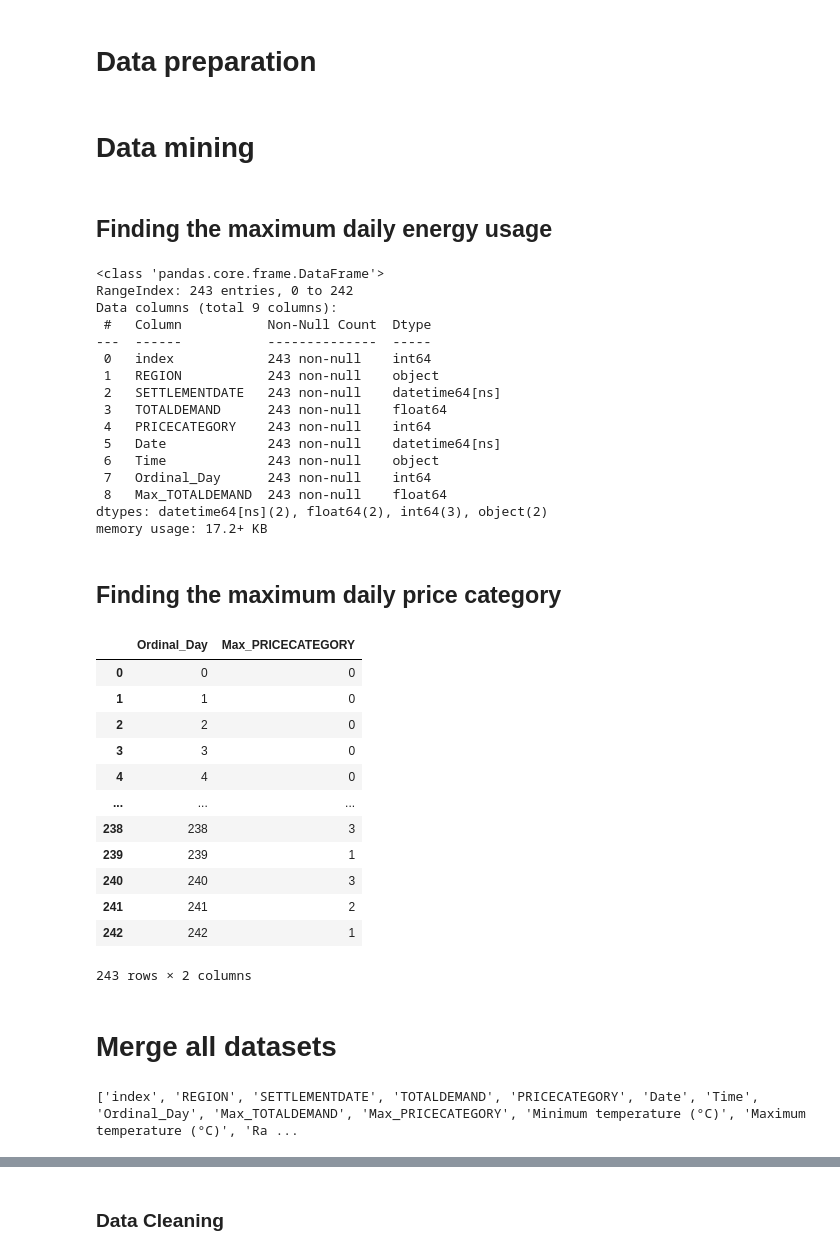
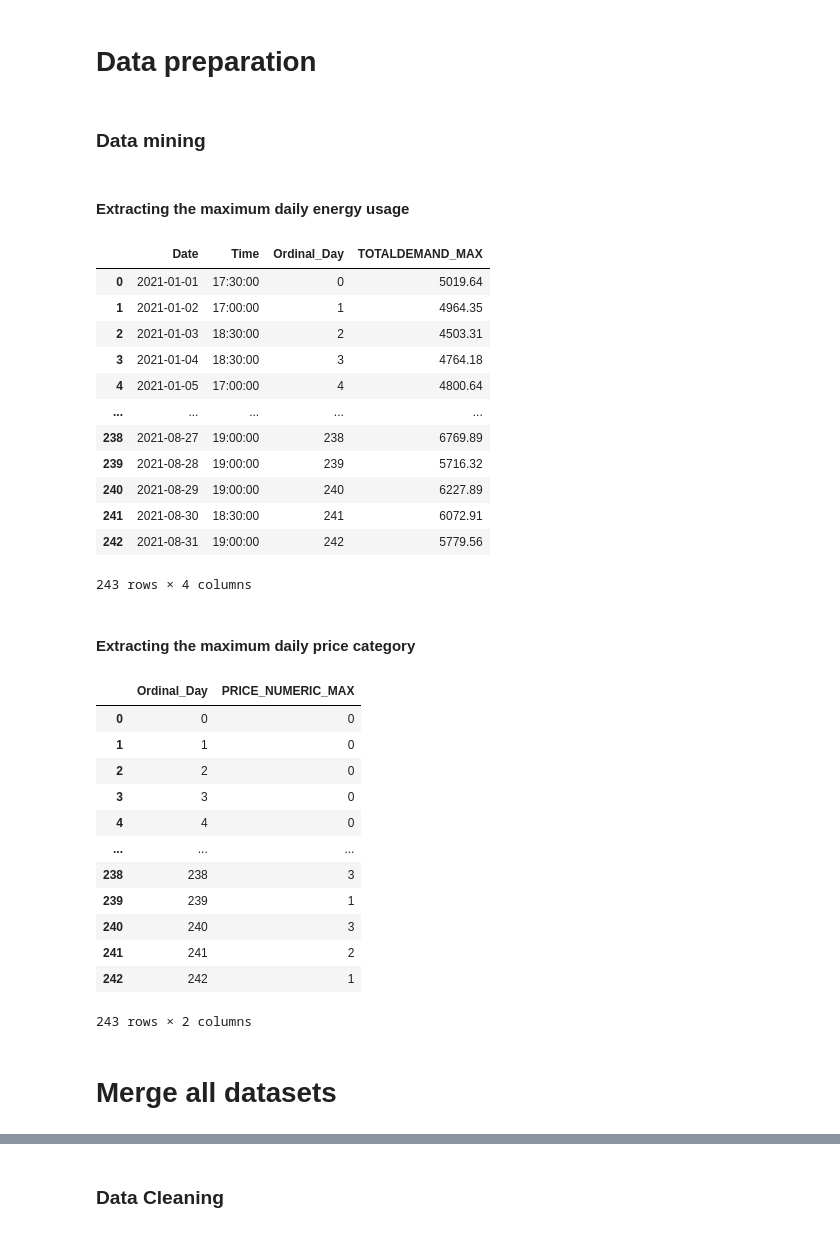
Before and after one commit to Rloanuald/DATA0006_A2_WeatherVsEnergy, a Jupyter notebook: 0.assign2_group2.ipynb, the cells around one changed output, grey strips where cells are left out. Drawn from its saved outputs; the diff is of its cells as text; code cells hidden in the pictures.

```diff
--- a/0.assign2_group2.ipynb
+++ b/0.assign2_group2.ipynb
@@ -55,7 +55,7 @@ display(weather)
 # %% [markdown]
 # Data preparation
 # %% [markdown]
-# Data mining
+### Data mining
 # %%
 # Replace PRICECATEGORY values with Numeric values in new column PRICE_NUMERIC
 price_demand['PRICECATEGORY'].replace( {'LOW' : 0, 'MEDIUM' : 1, 'HIGH' : 2, 'EXTREME': 3 }, inplace=True)
@@ -68,45 +68,43 @@ price_demand['Time'] = price_demand['SETTLEMENTDATE'].dt.time
 # Each ordinal day involves every 48 rows of 30-minute time slots
 price_demand['Ordinal_Day'] = price_demand.index // 48
 # %% [markdown]
-## Finding the maximum daily energy usage
+#### Extracting the maximum daily energy usage
 # %%
 demand = price_demand
 
 max_demand = demand.groupby('Ordinal_Day')['TOTALDEMAND'].transform(max) == demand['TOTALDEMAND']
 max_demand = demand[max_demand].reset_index()
-max_demand['Max_TOTALDEMAND'] = max_demand['TOTALDEMAND']
-max_demand.info()
+max_demand['TOTALDEMAND_MAX'] = max_demand['TOTALDEMAND']
+max_demand = max_demand.drop(columns=['index','REGION','SETTLEMENTDATE','TOTALDEMAND','PRICECATEGORY'])
+max_demand
 # %% [output]
+|  | Date | Time | Ordinal_Day | TOTALDEMAND_MAX |
+| 0 | 2021-01-01 | 17:30:00 | 0 | 5019.64 |
+| 1 | 2021-01-02 | 17:00:00 | 1 | 4964.35 |
+| 2 | 2021-01-03 | 18:30:00 | 2 | 4503.31 |
+| 3 | 2021-01-04 | 18:30:00 | 3 | 4764.18 |
+| 4 | 2021-01-05 | 17:00:00 | 4 | 4800.64 |
+| ... | ... | ... | ... | ... |
+| 238 | 2021-08-27 | 19:00:00 | 238 | 6769.89 |
+| 239 | 2021-08-28 | 19:00:00 | 239 | 5716.32 |
+| 240 | 2021-08-29 | 19:00:00 | 240 | 6227.89 |
+| 241 | 2021-08-30 | 18:30:00 | 241 | 6072.91 |
+| 242 | 2021-08-31 | 19:00:00 | 242 | 5779.56 |
-<class 'pandas.core.frame.DataFrame'>
-RangeIndex: 243 entries, 0 to 242
-Data columns (total 9 columns):
- #   Column           Non-Null Count  Dtype
----  ------           --------------  -----
- 0   index            243 non-null    int64
- 1   REGION           243 non-null    object
- 2   SETTLEMENTDATE   243 non-null    datetime64[ns]
- 3   TOTALDEMAND      243 non-null    float64
- 4   PRICECATEGORY    243 non-null    int64
- 5   Date             243 non-null    datetime64[ns]
- 6   Time             243 non-null    object
- 7   Ordinal_Day      243 non-null    int64
- 8   Max_TOTALDEMAND  243 non-null    float64
-dtypes: datetime64[ns](2), float64(2), int64(3), object(2)
-memory usage: 17.2+ KB
+243 rows × 4 columns
 # %% [markdown]
-## Finding the maximum daily price category
+#### Extracting the maximum daily price category
 # %%
 price = price_demand
 
 # Have to group by ordinal day, otherwise the first day of following month will show up.
 max_price = price.groupby('Ordinal_Day')['PRICECATEGORY'].max()
 max_price = max_price.reset_index()
-max_price['Max_PRICECATEGORY'] = max_price['PRICECATEGORY']
+max_price['PRICE_NUMERIC_MAX'] = max_price['PRICECATEGORY']
 max_price = max_price.drop(columns = ['PRICECATEGORY'])
 
 max_price
 # %% [output]
-|  | Ordinal_Day | Max_PRICECATEGORY |
+|  | Ordinal_Day | PRICE_NUMERIC_MAX |
 | 0 | 0 | 0 |
 | 1 | 1 | 0 |
 | 2 | 2 | 0 |
@@ -128,9 +126,4 @@ max_price.set_index('Ordinal_Day')
 
 max_price_demand = pd.merge(max_demand, max_price, how='outer', on='Ordinal_Day')
 all_dataset = pd.merge(max_price_demand,weather, how='outer', on='Date')
-# %%
-print(list(all_dataset))
-#list(all_dataset)
-# %% [output]
-['index', 'REGION', 'SETTLEMENTDATE', 'TOTALDEMAND', 'PRICECATEGORY', 'Date', 'Time', 'Ordinal_Day', 'Max_TOTALDEMAND', 'Max_PRICECATEGORY', 'Minimum temperature (°C)', 'Maximum temperature (°C)', 'Ra ...
 # %%
```
Also changed, not shown: parts of 45 cells of this notebook.
